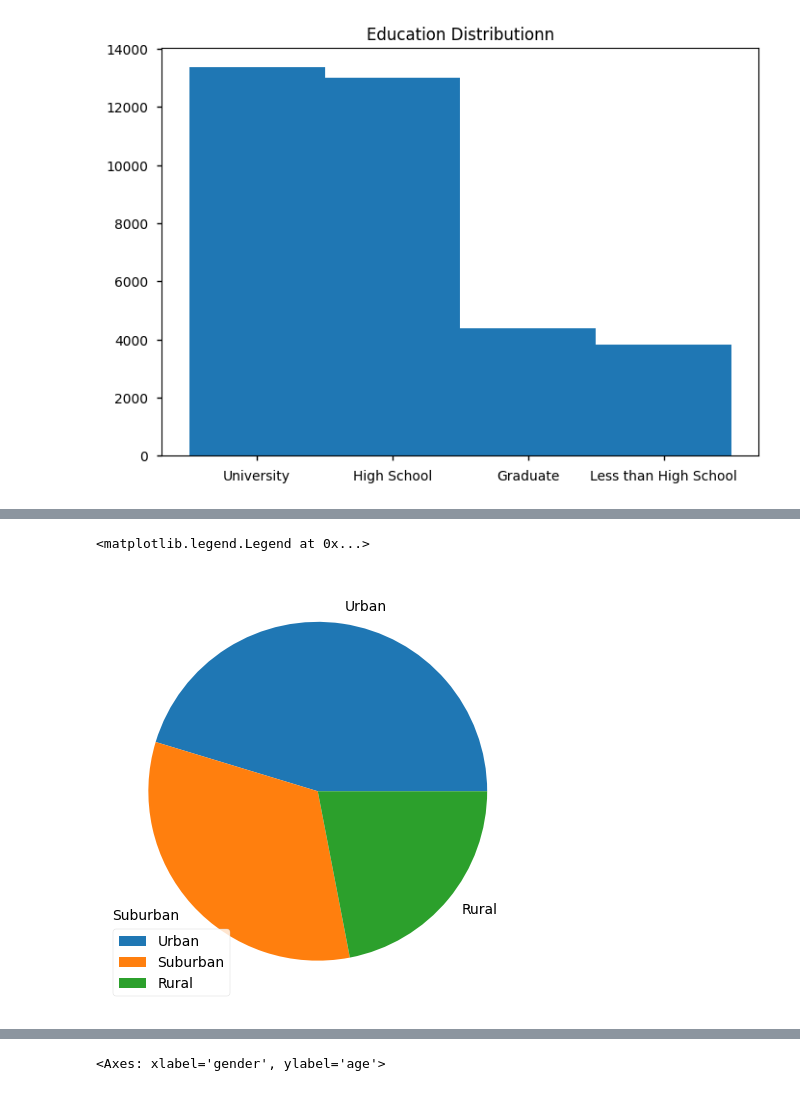
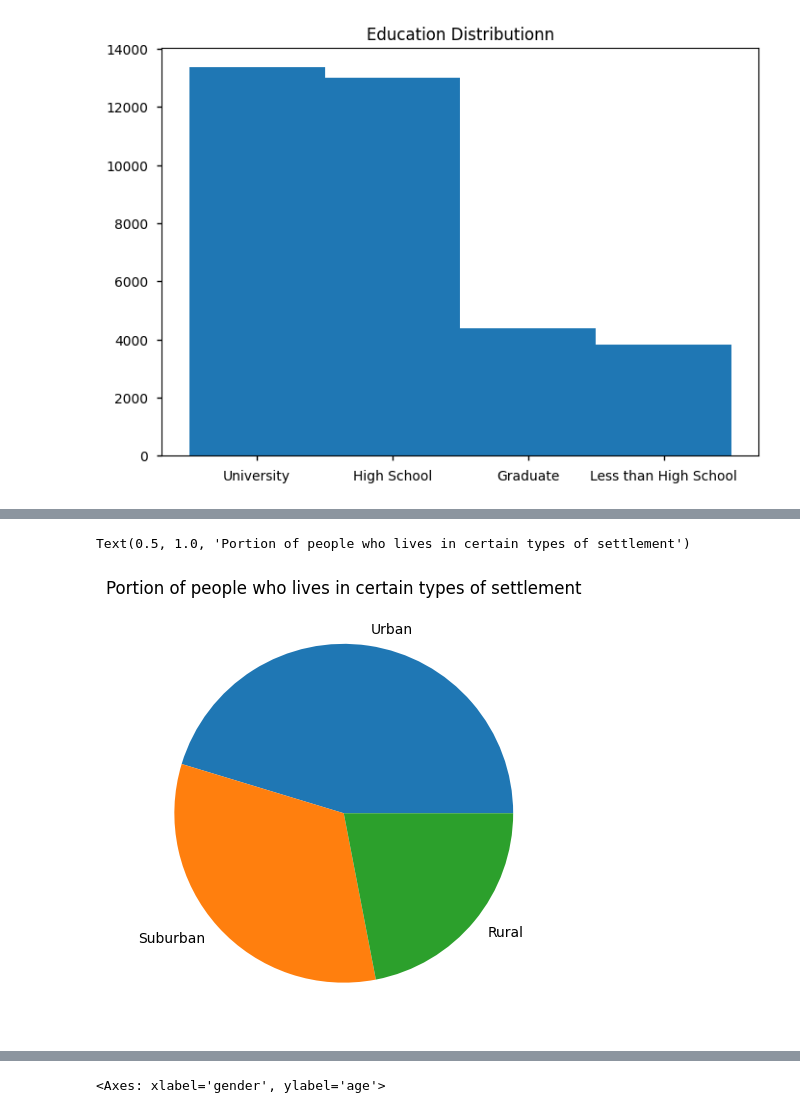
Before and after one commit to JRI11930/DASS-Responses-Analysis, a Jupyter notebook: notebooks/depression.ipynb, the cells around one changed output, grey strips where cells are left out. Drawn from its saved outputs; the diff is of its cells as text; code cells hidden in the pictures.

```diff
--- a/notebooks/depression.ipynb
+++ b/notebooks/depression.ipynb
@@ -520,6 +542,6 @@ plt.plot(df2.age.value_counts().index, df2.age.value_counts().values, 'o', color
 # %%
 plt.pie(df2.urban.value_counts().values, labels=df2.urban.value_counts().index)
-plt.legend()
+plt.title("Portion of people who lives in certain types of settlement")
 # %% [output]
-<matplotlib.legend.Legend at 0x...>
+Text(0.5, 1.0, 'Portion of people who lives in certain types of settlement')
-[figure, old version]
+[figure, new version]
```
Also changed, not shown: parts of 8 cells of this notebook.
